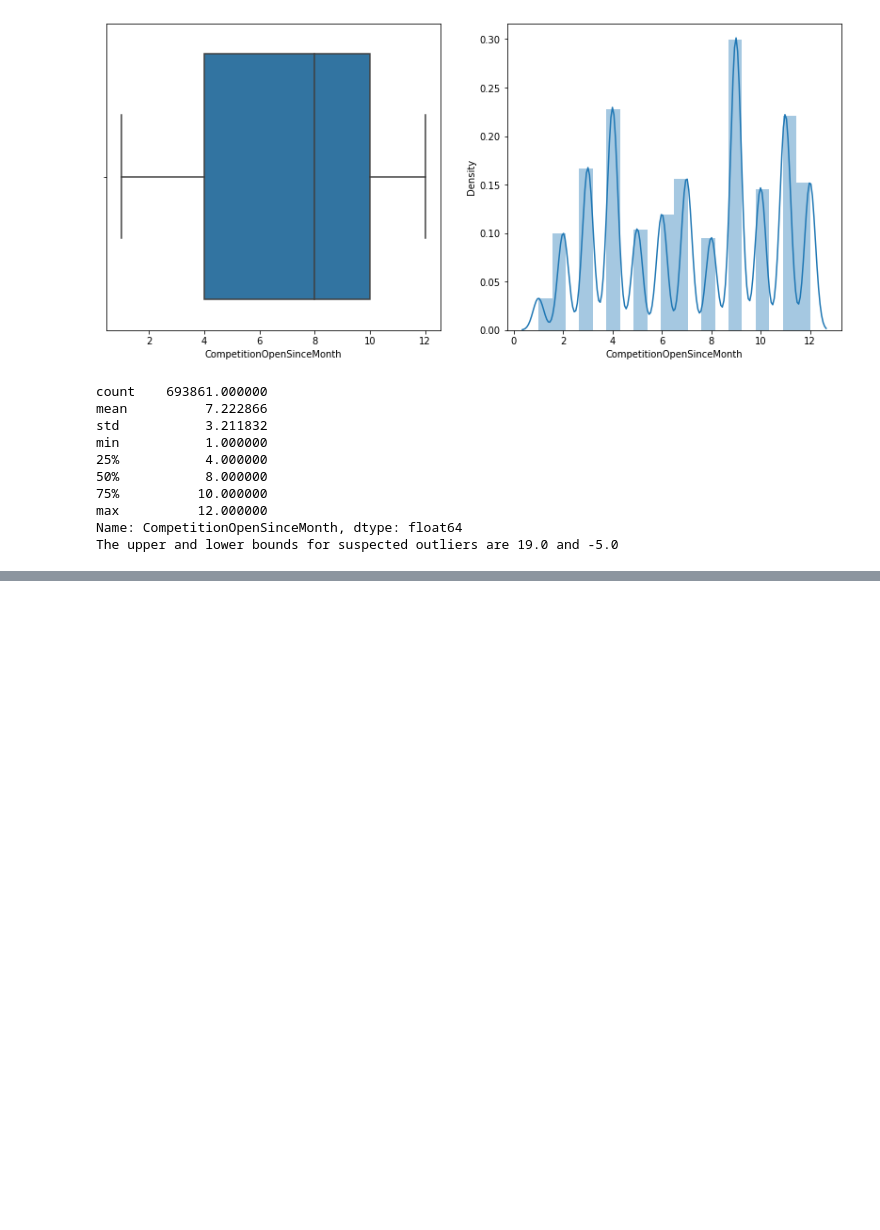
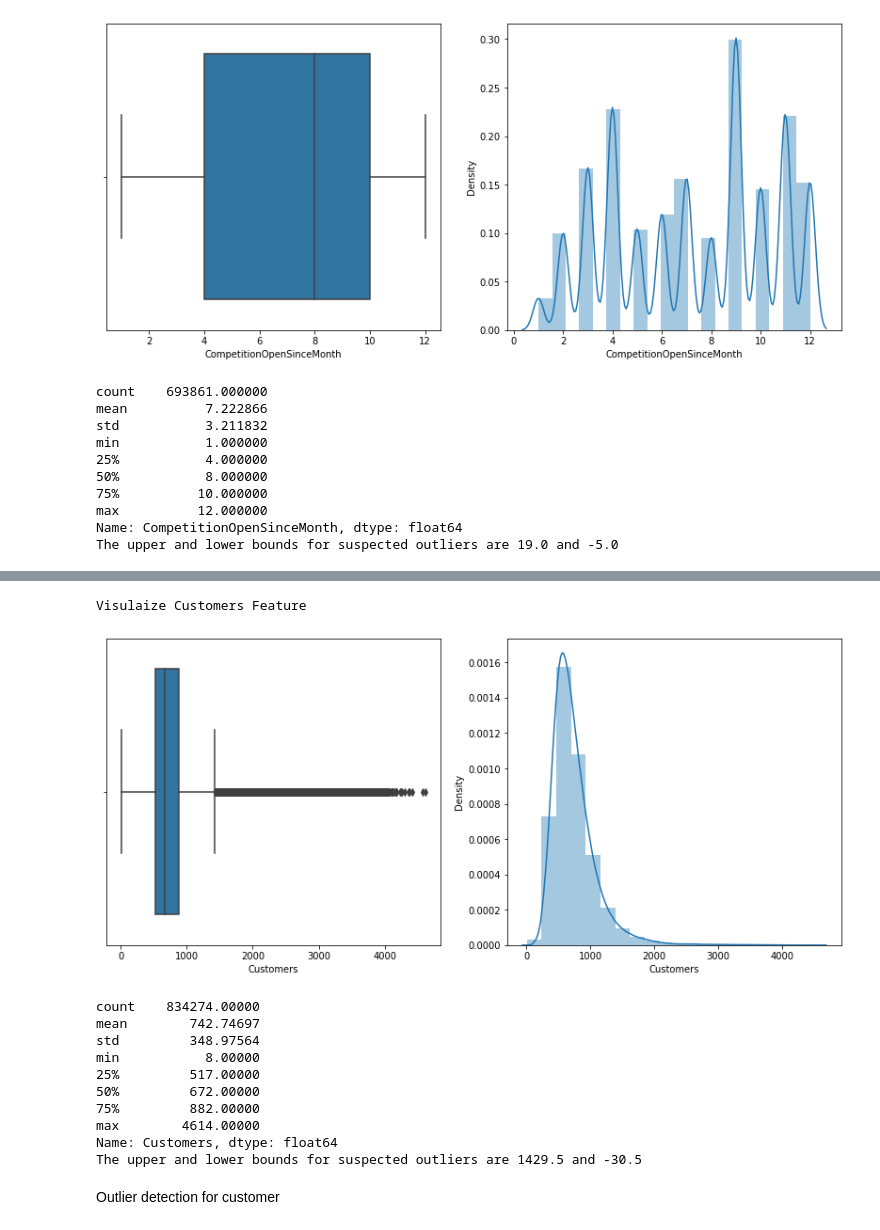
Before and after one commit to AnkitPatel745/Retail-Sales-Prediction-Capstone_Project, a Jupyter notebook: Rossmann_Sales_Prediction_Capstone_Project(ML_Regression).ipynb, the cells around one changed output, grey strips where cells are left out. Saved outputs shown, nothing was run; the diff lists cells and outputs as text; code cells hidden in the pictures; blank space fills up the shorter version.

```diff
--- a/Rossmann_Sales_Prediction_Capstone_Project(ML_Regression).ipynb
+++ b/Rossmann_Sales_Prediction_Capstone_Project(ML_Regression).ipynb
@@ -313,0 +372,22 @@ The upper and lower bounds for suspected outliers are 19.0 and -5.0
+# %%
+# sns.boxplot(df['Customers'])
+# plotting the boxplot and Density for finding the Outlier in the Customers feature of the Dataset
+### Customers
+print('Visulaize Customers Feature')
+visualize_num_feature(df.Customers)
+stat_summary(df.Customers)
+# %% [output]
+Visulaize Customers Feature
+[figure, added]
+count    834274.00000
+mean        742.74697
+std         348.97564
+min           8.00000
+25%         517.00000
+50%         672.00000
+75%         882.00000
+max        4614.00000
+Name: Customers, dtype: float64
+The upper and lower bounds for suspected outliers are 1429.5 and -30.5
+# %% [markdown]
+Outlier detection for customer
```
Also changed, not shown: parts of 14 cells of this notebook.
